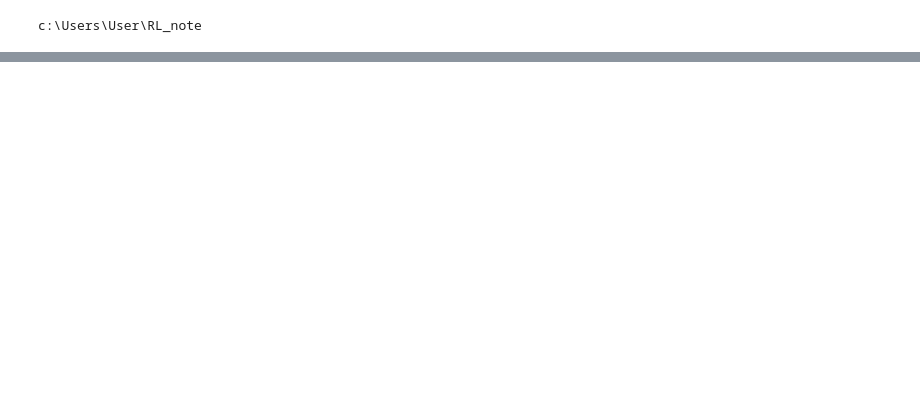
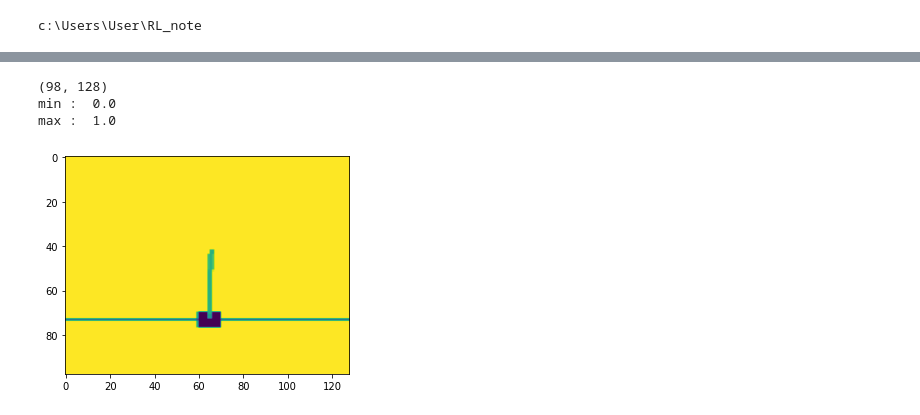
Before and after one commit to Kimbyung-wook/RL_Note, a Jupyter notebook: notebook/cv/cartpole.ipynb, the cells around one changed output, grey strips where cells are left out. Cells and saved outputs as stored; diff of their text form; code cells hidden in the pictures; blank space fills up the shorter version.

```diff
--- a/notebook/cv/cartpole.ipynb
+++ b/notebook/cv/cartpole.ipynb
@@ -81,10 +70,22 @@ sape of img_rgb_resize :  (160, 240, 3)
-# %%
-# Resize and Cut
-img_rgb =  env.render(mode='rgb_array')
-img_rgb_resize = cv2.resize(img_rgb, (240, 160), interpolation=cv2.INTER_CUBIC)
-img_rgb_resize_normalized = img_rgb_resize / 255
-plt.imshow(img_rgb_resize_normalized)
-print(np.shape(img_rgb_resize_normalized))
+# %%
+# Resize and Cut
+img_size = (128,98)
+def get_image(img_rgb):
+    img_rgb_resize = cv2.resize(img_rgb, (img_size[0],img_size[1]), interpolation=cv2.INTER_CUBIC)
+    img_k_resize = cv2.cvtColor(img_rgb_resize,cv2.COLOR_RGB2GRAY)
+    img_k_resize = img_k_resize / 255.0
+    state = img_k_resize
+    return state
+img =  get_image(env.render(mode='rgb_array'))
+plt.imshow(img)
+print(np.shape(img))
+print('min : ', img.min())
+print('max : ', img.max())
+# %% [output]
+(98, 128)
+min :  0.0
+max :  1.0
+[figure, added]
 # %%
 import numpy as np
 import random
```
Also changed, not shown: parts of 4 cells of this notebook, 4 other files.
